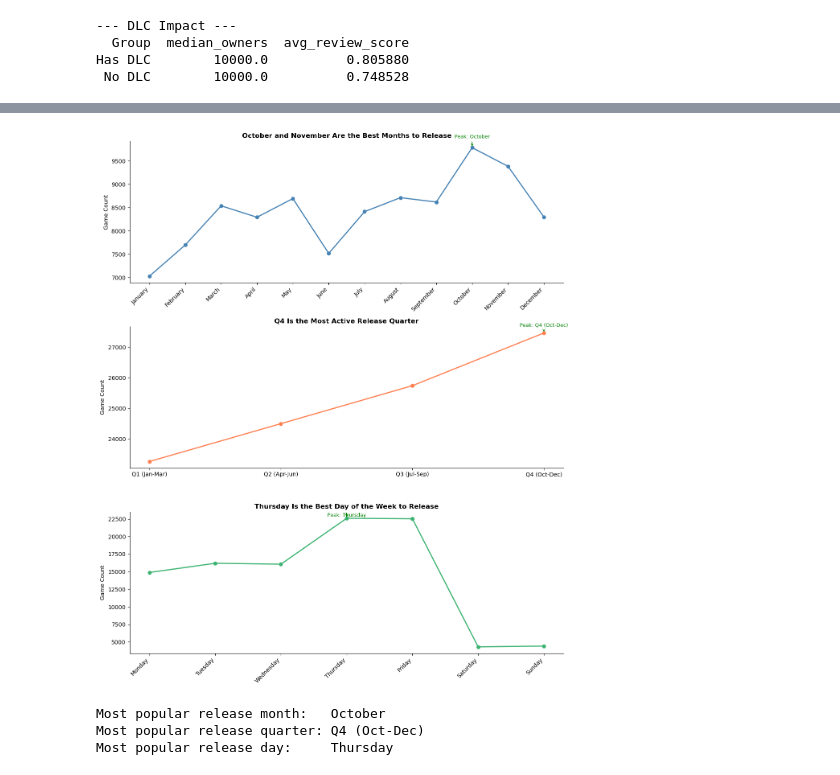
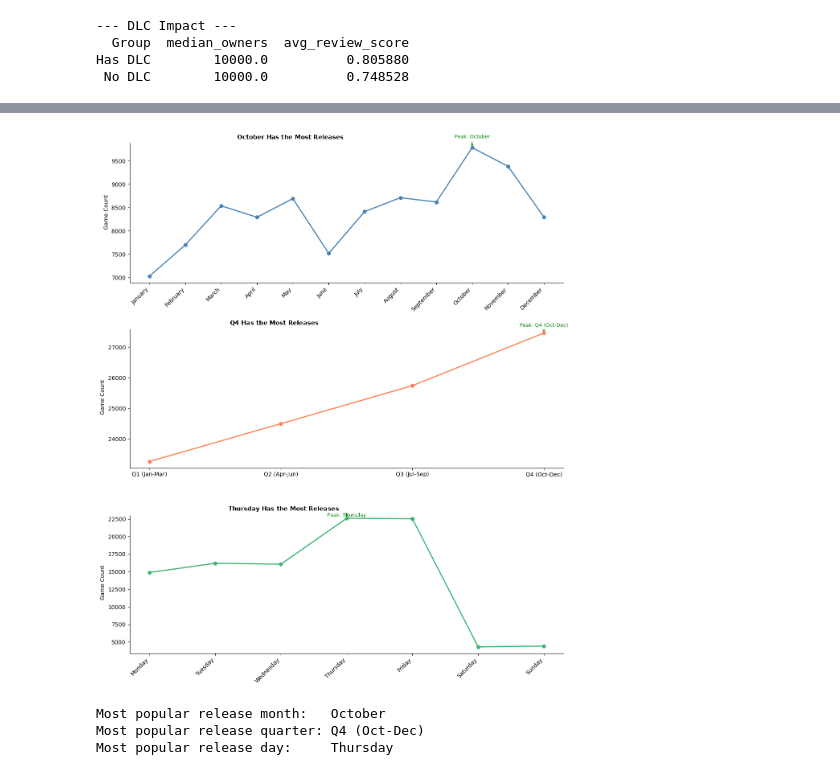
Before and after one commit to chooseyourtacoday/steam-rpg-analysis, a Jupyter notebook: steam-rpg.ipynb, the cells around one changed output, grey strips where cells are left out. Cells and saved outputs as stored; diff of their text form; code cells hidden in the pictures.

```diff
--- a/steam-rpg.ipynb
+++ b/steam-rpg.ipynb
@@ -659,7 +656,7 @@ axes[0].plot(range(len(monthly)), monthly.values,
              color='steelblue', marker='o', linewidth=2, markersize=6)
 axes[0].set_xticks(range(len(monthly)))
 axes[0].set_xticklabels(monthly.index, rotation=45, ha='right')
-axes[0].set_title('October and November Are the Best Months to Release',
+axes[0].set_title('October Has the Most Releases',
                   fontsize=12, fontweight='bold')
 axes[0].set_ylabel('Game Count')
 axes[0].spines['top'].set_visible(False)
@@ -676,7 +673,7 @@ axes[1].plot(range(len(quarterly)), quarterly.values,
              color='coral', marker='o', linewidth=2, markersize=6)
 axes[1].set_xticks(range(len(quarterly)))
 axes[1].set_xticklabels(quarterly.index, rotation=0)
-axes[1].set_title('Q4 Is the Most Active Release Quarter',
+axes[1].set_title('Q4 Has the Most Releases',
                   fontsize=12, fontweight='bold')
 axes[1].set_ylabel('Game Count')
 axes[1].spines['top'].set_visible(False)
@@ -684,35 +681,35 @@ axes[1].spines['right'].set_visible(False)
 peak_idx = quarterly.values.argmax()
 axes[1].annotate(f'Peak: {quarterly.idxmax()}',
                  xy=(peak_idx, quarterly.max()),
                  xytext=(peak_idx, quarterly.max() + 200),
                  ha='center', fontsize=9, color='green',
                  arrowprops=dict(arrowstyle='->', color='green'))
 
 # Bottom chart — By Day of Week
 axes[2].plot(range(len(daily)), daily.values,
              color='mediumseagreen', marker='o', linewidth=2, markersize=6)
 axes[2].set_xticks(range(len(daily)))
 axes[2].set_xticklabels(daily.index, rotation=45, ha='right')
-axes[2].set_title('Thursday Is the Best Day of the Week to Release',
+axes[2].set_title('Thursday Has the Most Releases',
                   fontsize=12, fontweight='bold')
 axes[2].set_ylabel('Game Count')
 axes[2].spines['top'].set_visible(False)
 axes[2].spines['right'].set_visible(False)
 peak_idx = daily.values.argmax()
 axes[2].annotate(f'Peak: {daily.idxmax()}',
                  xy=(peak_idx, daily.max()),
                  xytext=(peak_idx, daily.max() + 200),
                  ha='center', fontsize=9, color='green',
                  arrowprops=dict(arrowstyle='->', color='green'))
 
 plt.tight_layout()
 plt.show()
 
 print(f"\nMost popular release month:   {monthly.idxmax()}")
 print(f"Most popular release quarter: {quarterly.idxmax()}")
 print(f"Most popular release day:     {daily.idxmax()}")
 # %% [output]
-[figure, old version]
+[figure, new version]
 Most popular release month:   October
 Most popular release quarter: Q4 (Oct-Dec)
 Most popular release day:     Thursday
```
Also changed, not shown: parts of 12 cells of this notebook, 7 other files.
